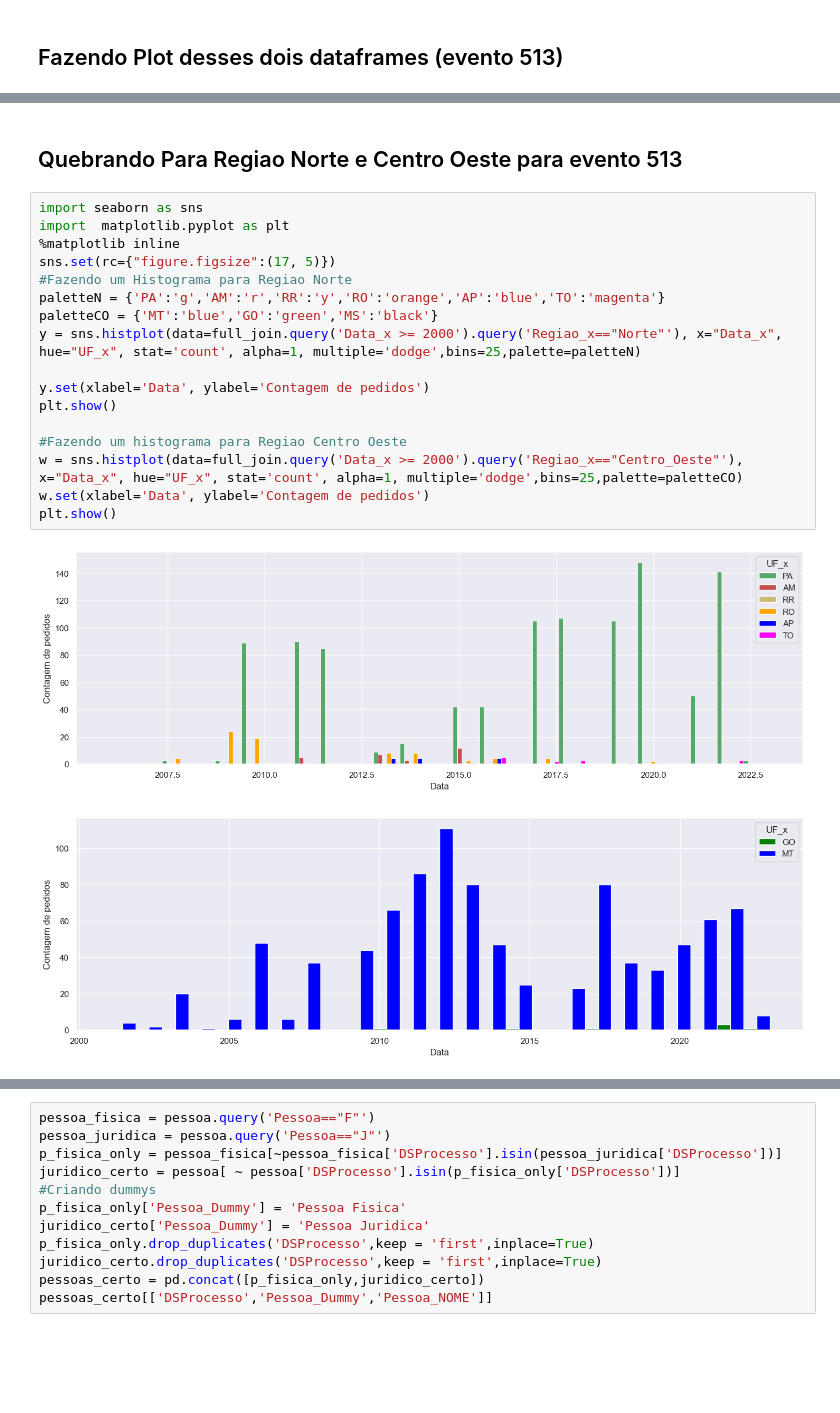
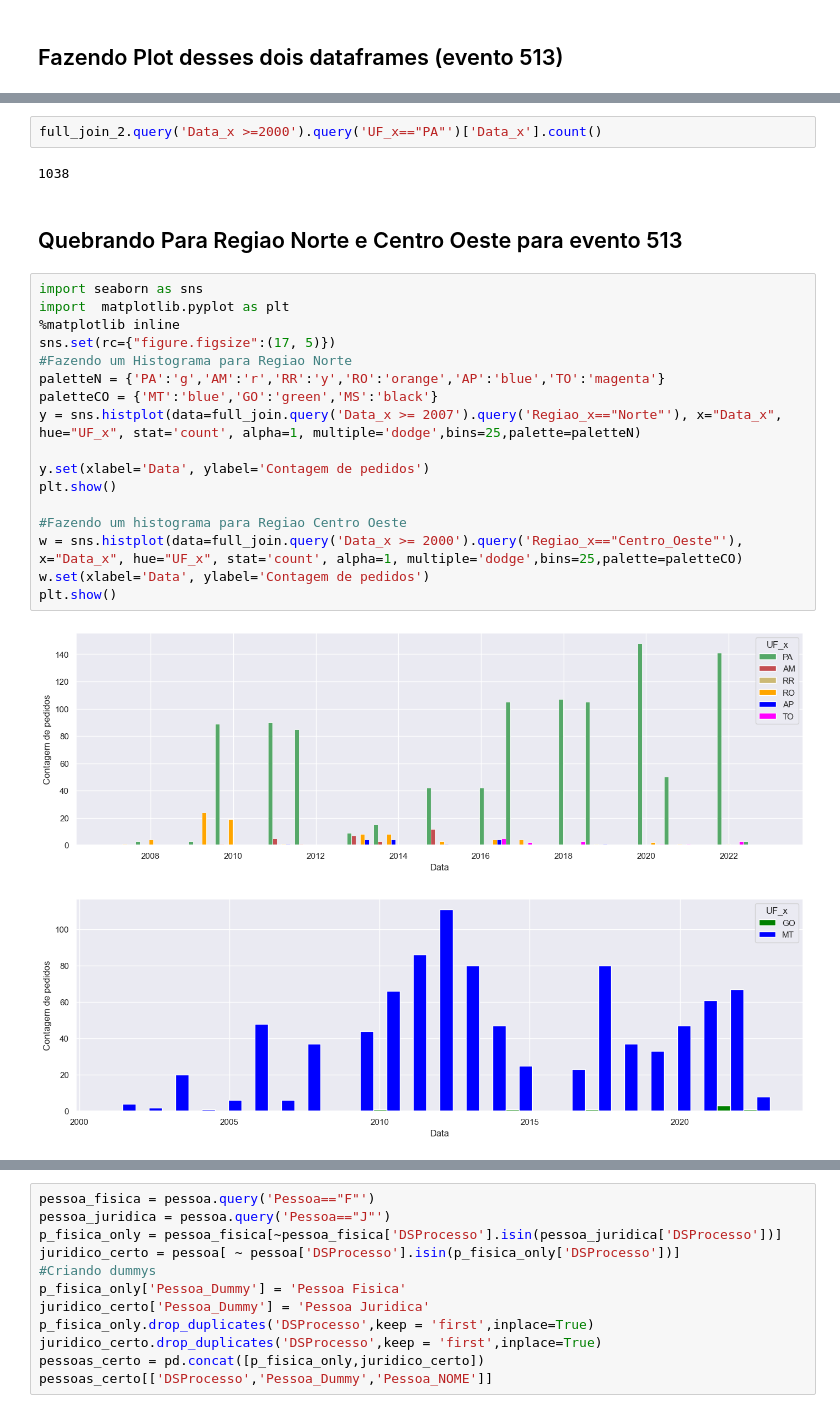
Before and after one commit to EduMinsky/GoldMiningAnalysis, a Jupyter notebook: Analise dos Pedidos de Mineração Por quantidade.ipynb, the cells around one changed output, grey strips where cells are left out. Cells and saved outputs as stored; diff of their text form; blank space fills up the shorter version.

```diff
--- a/Analise dos Pedidos de Mineração Por quantidade.ipynb
+++ b/Analise dos Pedidos de Mineração Por quantidade.ipynb
@@ -256,25 +244,29 @@ plt.show()
 [figure]
+# %%
+full_join_2.query('Data_x >=2000').query('UF_x=="PA"')['Data_x'].count()
+# %% [output]
+1038
 # %% [markdown]
 ## Quebrando Para Regiao Norte e Centro Oeste para evento 513
 # %%
 import seaborn as sns
 import  matplotlib.pyplot as plt
 %matplotlib inline
 sns.set(rc={"figure.figsize":(17, 5)})
 #Fazendo um Histograma para Regiao Norte
 paletteN = {'PA':'g','AM':'r','RR':'y','RO':'orange','AP':'blue','TO':'magenta'}
 paletteCO = {'MT':'blue','GO':'green','MS':'black'}
-y = sns.histplot(data=full_join.query('Data_x >= 2000').query('Regiao_x=="Norte"'), x="Data_x", hue="UF_x", stat='count', alpha=1, multiple='dodge',bins=25,palette=paletteN)
+y = sns.histplot(data=full_join.query('Data_x >= 2007').query('Regiao_x=="Norte"'), x="Data_x", hue="UF_x", stat='count', alpha=1, multiple='dodge',bins=25,palette=paletteN)
 
 y.set(xlabel='Data', ylabel='Contagem de pedidos')
 plt.show()
 
 #Fazendo um histograma para Regiao Centro Oeste
 w = sns.histplot(data=full_join.query('Data_x >= 2000').query('Regiao_x=="Centro_Oeste"'), x="Data_x", hue="UF_x", stat='count', alpha=1, multiple='dodge',bins=25,palette=paletteCO)
 w.set(xlabel='Data', ylabel='Contagem de pedidos')
 plt.show()
 # %% [output]
-[figure, old version]
+[figure, new version]
 [figure]
 # %%
 #join_333_regiao.query('Data >= 20a00').query('Regiao=="Norte"').Data.value_counts().sum()
```
Also changed, not shown: parts of 7 cells of this notebook, 3 other files.
